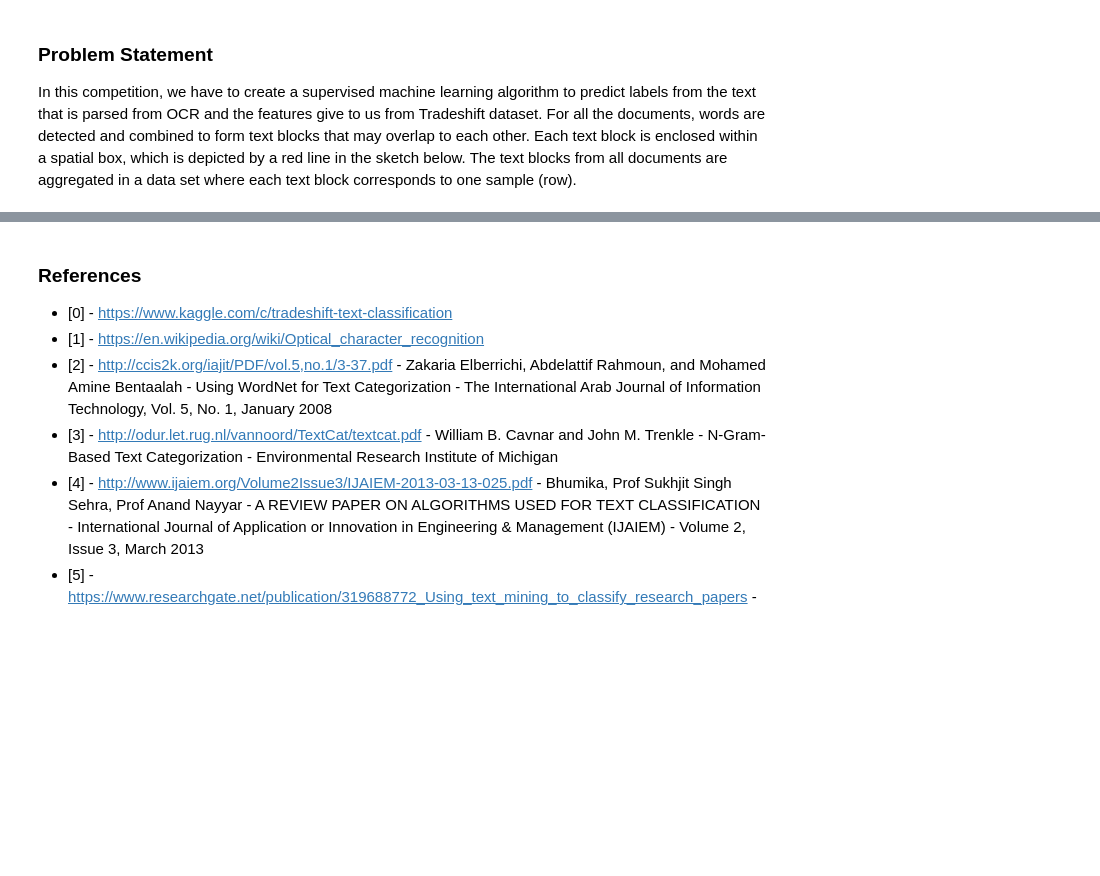
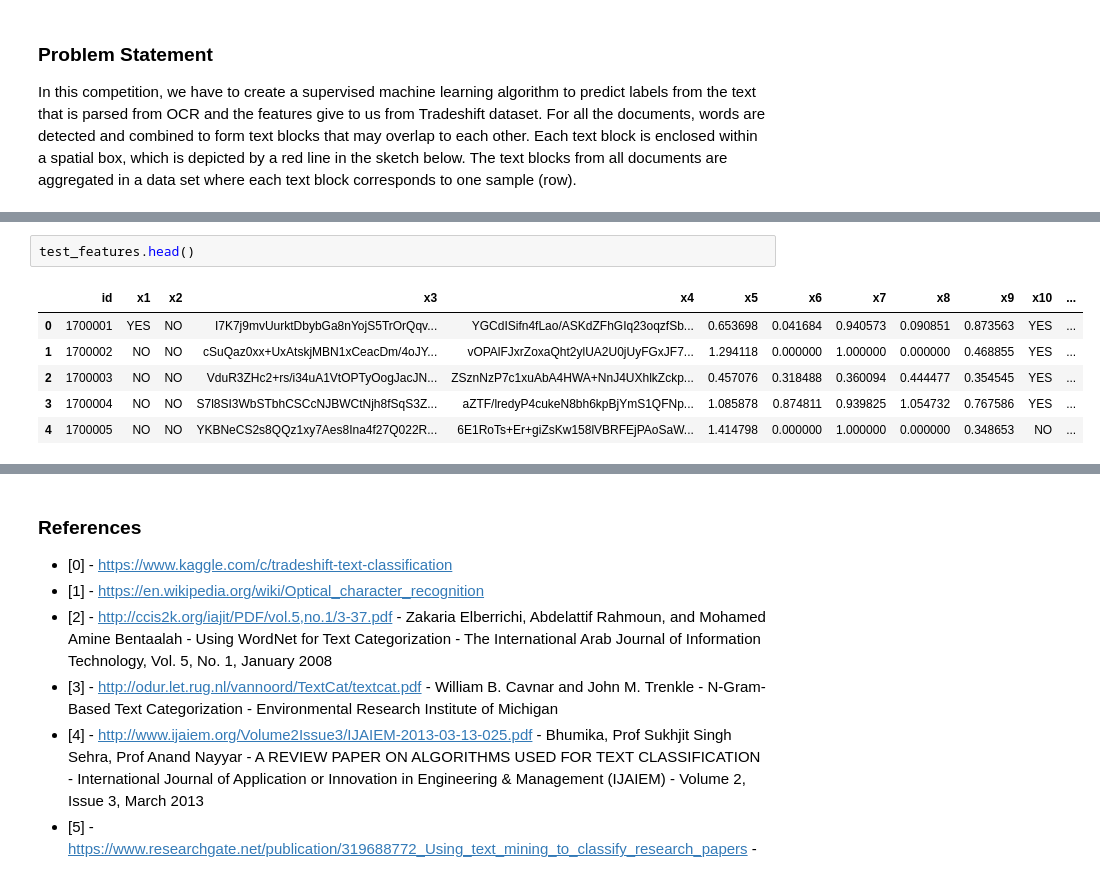
Before and after one commit to felipe-dossantos-dev/mlnd-capstone-tradeshift, a Jupyter notebook: notebooks/capstone-proposal.ipynb, the cells around one changed output, grey strips where cells are left out. Cells and saved outputs as stored; diff of their text form; blank space fills up the shorter version.

```diff
--- a/notebooks/capstone-proposal.ipynb
+++ b/notebooks/capstone-proposal.ipynb
@@ -67,0 +87,9 @@ data.describe()
+# %%
+test_features.head()
+# %% [output]
+|  | id | x1 | x2 | x3 | x4 | x5 | x6 | x7 | x8 | x9 | x10 | ... |
+| 0 | 1700001 | YES | NO | I7K7j9mvUurktDbybGa8nYojS5TrOrQqv... | YGCdISifn4fLao/ASKdZFhGIq23oqzfSb... | 0.653698 | 0.041684 | 0.940573 | 0.090851 | 0.873563 | YES | ... |
+| 1 | 1700002 | NO | NO | cSuQaz0xx+UxAtskjMBN1xCeacDm/4oJY... | vOPAlFJxrZoxaQht2ylUA2U0jUyFGxJF7... | 1.294118 | 0.000000 | 1.000000 | 0.000000 | 0.468855 | YES | ... |
+| 2 | 1700003 | NO | NO | VduR3ZHc2+rs/i34uA1VtOPTyOogJacJN... | ZSznNzP7c1xuAbA4HWA+NnJ4UXhlkZckp... | 0.457076 | 0.318488 | 0.360094 | 0.444477 | 0.354545 | YES | ... |
+| 3 | 1700004 | NO | NO | S7l8SI3WbSTbhCSCcNJBWCtNjh8fSqS3Z... | aZTF/lredyP4cukeN8bh6kpBjYmS1QFNp... | 1.085878 | 0.874811 | 0.939825 | 1.054732 | 0.767586 | YES | ... |
+| 4 | 1700005 | NO | NO | YKBNeCS2s8QQz1xy7Aes8Ina4f27Q022R... | 6E1RoTs+Er+giZsKw158lVBRFEjPAoSaW... | 1.414798 | 0.000000 | 1.000000 | 0.000000 | 0.348653 | NO | ... |
```
Also changed, not shown: parts of 13 cells of this notebook, 1 other file.
